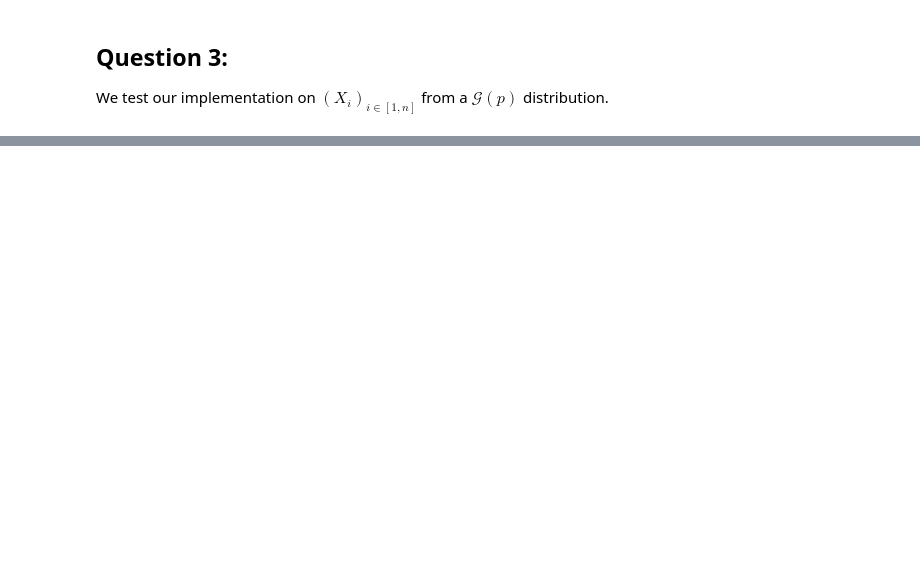
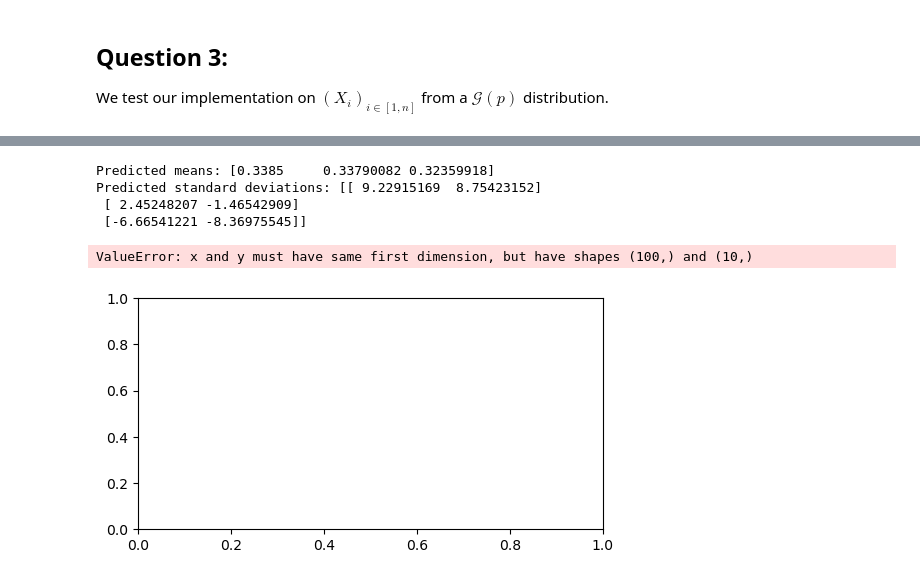
Before and after one commit to AugustinCablant/3A-class, a Jupyter notebook: Computational Statistics/TP2.ipynb, the cells around one changed output, grey strips where cells are left out. Cells and saved outputs as stored; diff of their text form; code cells hidden in the pictures; blank space fills up the shorter version.

```diff
--- a/Computational Statistics/TP2.ipynb
+++ b/Computational Statistics/TP2.ipynb
@@ -92,0 +234,18 @@ plt.show()
+# %%
+mu_pred, sigma_pred, alpha_pred, likelihoods_pred = algorithme_EM(X, n_clusters, n_iter = 100)
+print("Predicted means:", mu_pred)
+print("Predicted standard deviations:", sigma_pred)
+plt.figure(figsize=(6,3))
+plt.plot(range(0,1000,10), likelihoods_pred[::10])
+plt.title('Likelihood over the number of steps')
+plt.xlabel('Steps')
+plt.ylabel('Likelohood')
+plt.xticks(np.arange(0, len(likelihoods_pred), 10))
+plt.show()
+# %% [output]
+Predicted means: [0.3385     0.33790082 0.32359918]
+Predicted standard deviations: [[ 9.22915169  8.75423152]
+ [ 2.45248207 -1.46542909]
+ [-6.66541221 -8.36975545]]
+ValueError: x and y must have same first dimension, but have shapes (100,) and (10,)
+[figure, added]
```
Also changed, not shown: parts of 9 cells of this notebook.
